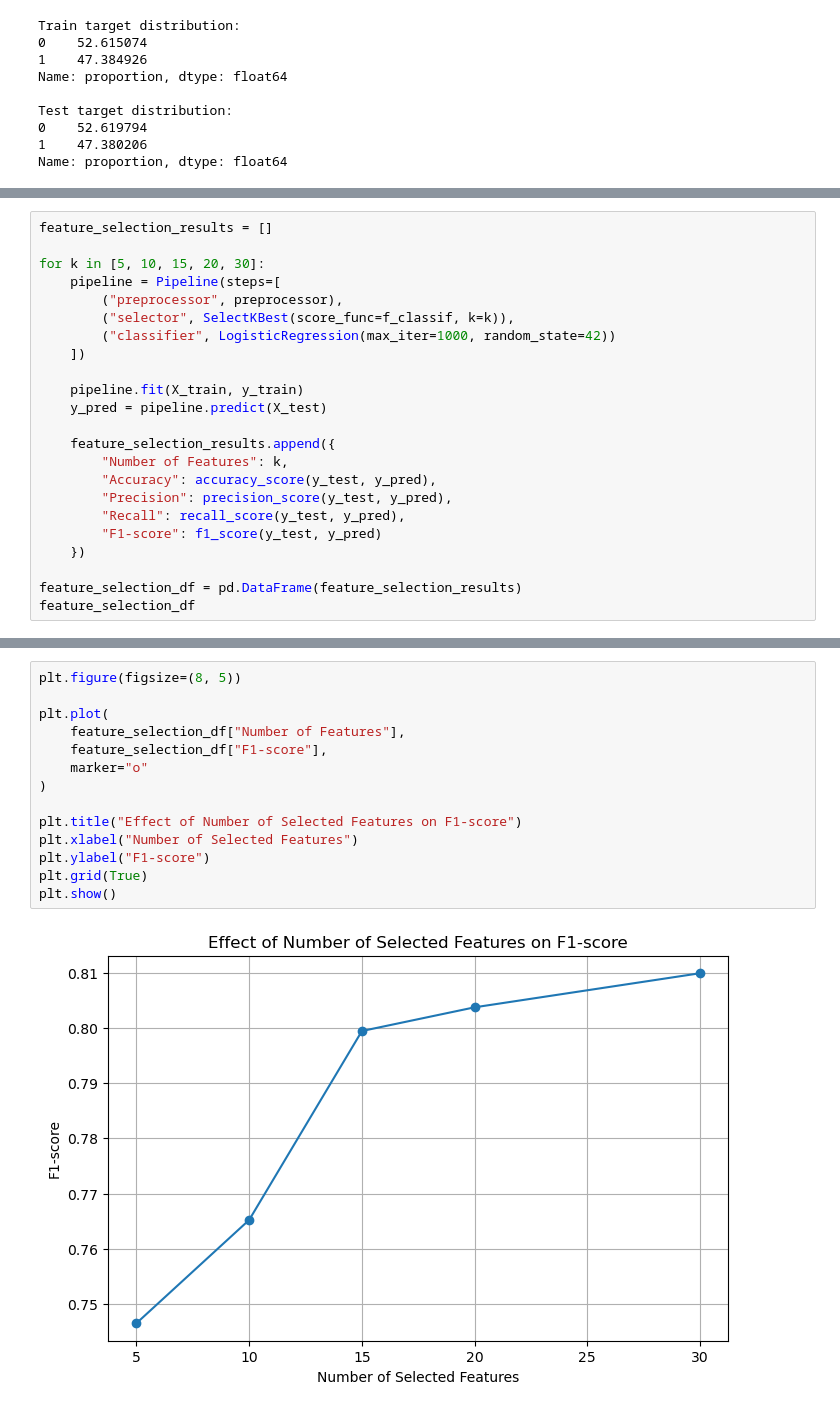
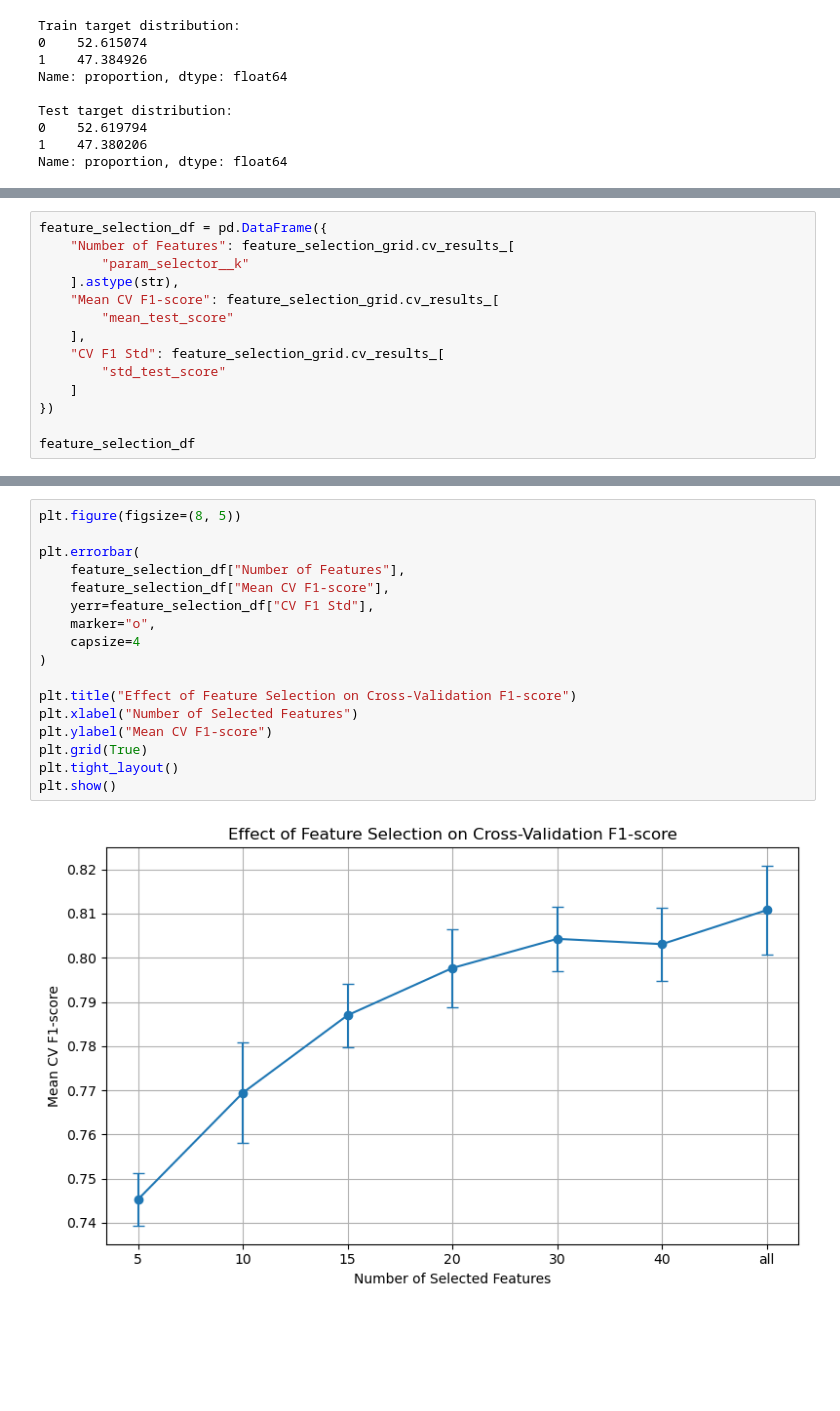
Before and after one commit to erze-haziri/bank-term-deposit-prediction, a Jupyter notebook: bank_term_deposit_analysis.ipynb, the cells around one changed output, grey strips where cells are left out. Drawn from its saved outputs; the diff is of its cells as text; blank space fills up the shorter version.

```diff
--- a/bank_term_deposit_analysis.ipynb
+++ b/bank_term_deposit_analysis.ipynb
@@ -418,24 +501,15 @@ def evaluate_model(model, X_test, y_test, model_name):
 # %%
-feature_selection_results = []
+feature_selection_df = pd.DataFrame({
+    "Number of Features": feature_selection_grid.cv_results_[
+        "param_selector__k"
+    ].astype(str),
+    "Mean CV F1-score": feature_selection_grid.cv_results_[
+        "mean_test_score"
+    ],
+    "CV F1 Std": feature_selection_grid.cv_results_[
+        "std_test_score"
+    ]
+})
 
-for k in [5, 10, 15, 20, 30]:
-    pipeline = Pipeline(steps=[
-        ("preprocessor", preprocessor),
-        ("selector", SelectKBest(score_func=f_classif, k=k)),
-        ("classifier", LogisticRegression(max_iter=1000, random_state=42))
-    ])
-
-    pipeline.fit(X_train, y_train)
-    y_pred = pipeline.predict(X_test)
-
-    feature_selection_results.append({
-        "Number of Features": k,
-        "Accuracy": accuracy_score(y_test, y_pred),
-        "Precision": precision_score(y_test, y_pred),
-        "Recall": recall_score(y_test, y_pred),
-        "F1-score": f1_score(y_test, y_pred)
-    })
-
-feature_selection_df = pd.DataFrame(feature_selection_results)
 feature_selection_df
 # %% [output]
@@ -448,17 +524,20 @@ feature_selection_df
 # %%
 plt.figure(figsize=(8, 5))
 
-plt.plot(
+plt.errorbar(
     feature_selection_df["Number of Features"],
-    feature_selection_df["F1-score"],
-    marker="o"
+    feature_selection_df["Mean CV F1-score"],
+    yerr=feature_selection_df["CV F1 Std"],
+    marker="o",
+    capsize=4
 )
 
-plt.title("Effect of Number of Selected Features on F1-score")
+plt.title("Effect of Feature Selection on Cross-Validation F1-score")
 plt.xlabel("Number of Selected Features")
-plt.ylabel("F1-score")
+plt.ylabel("Mean CV F1-score")
 plt.grid(True)
+plt.tight_layout()
 plt.show()
 # %% [output]
-[figure, old version]
+[figure, new version]
 # %%
```
Also changed, not shown: parts of 79 cells of this notebook.
